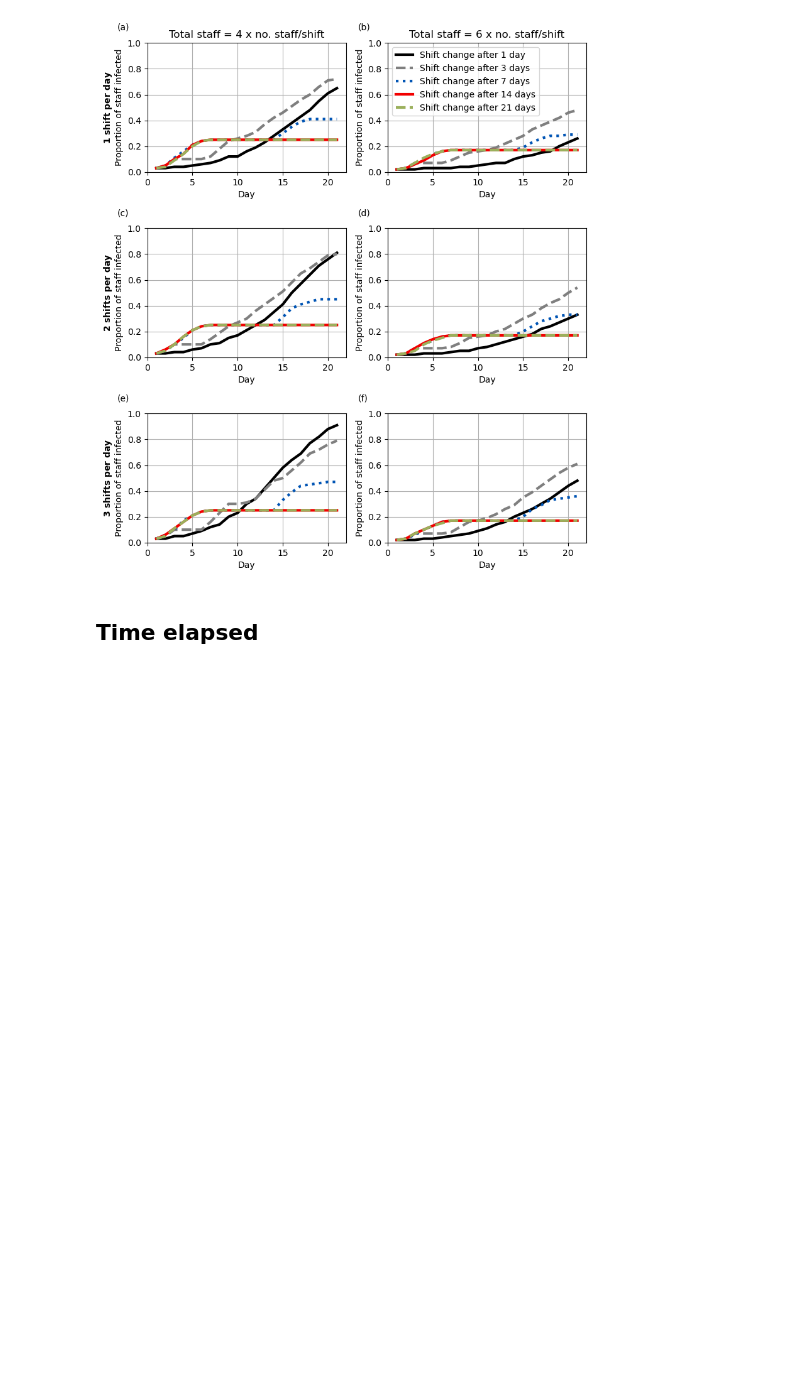
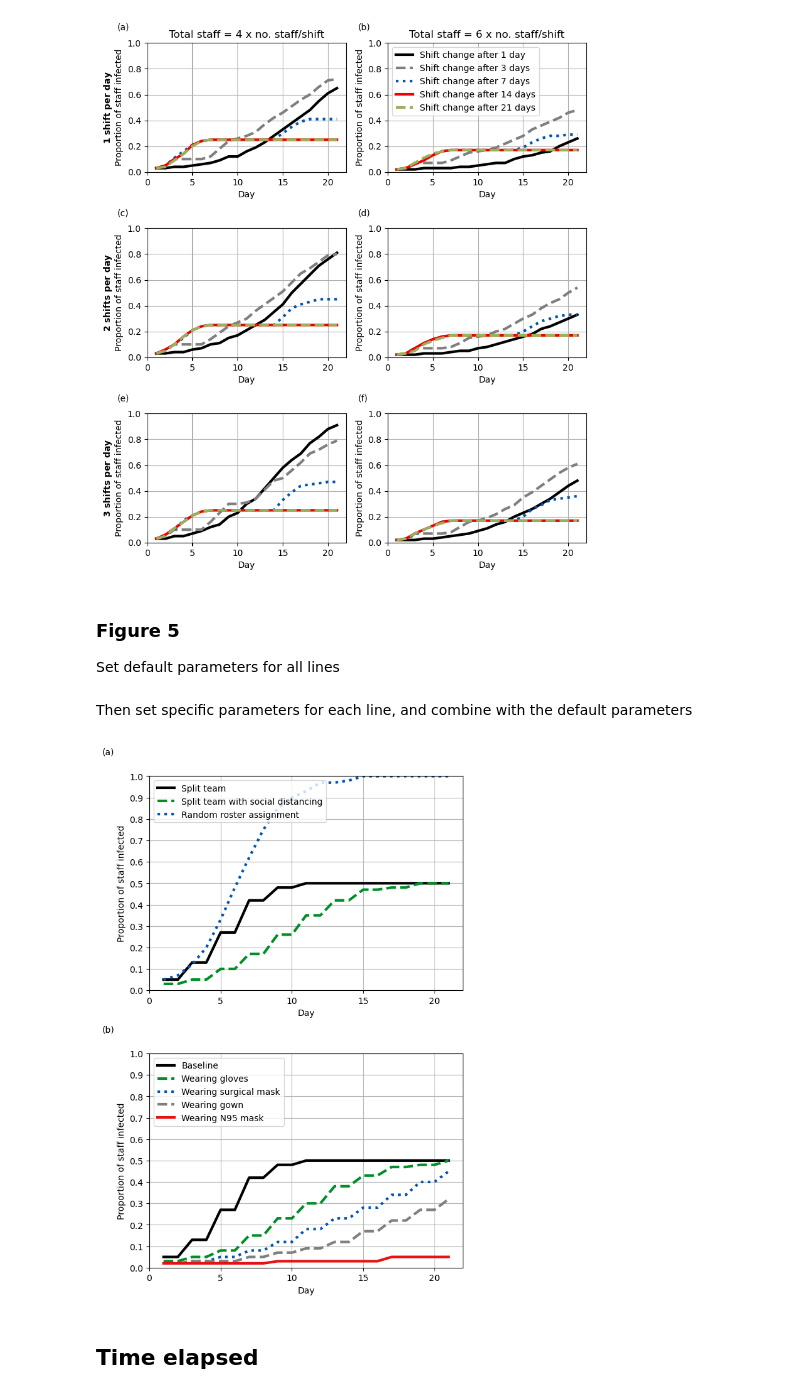
Before and after one commit to pythonhealthdatascience/stars-reproduce-lim-2020, a Jupyter notebook: reproduction/scripts/reproduction.ipynb, the cells around one changed output. Saved outputs shown, nothing was run; the diff lists cells and outputs as text; code cells hidden in the pictures; blank space fills up the shorter version.

Commit message:
feat(reproduction): reproduced figure 5

```diff
--- a/reproduction/scripts/reproduction.ipynb
+++ b/reproduction/scripts/reproduction.ipynb
@@ -53,6 +53,7 @@ class Paths:
     fig2 = 'fig2.png'
     fig3 = 'fig3.png'
     fig4 = 'fig4.png'
+    fig5 = 'fig5.png'
 
 paths = Paths()
 # %% [markdown]
@@ -377,7 +378,8 @@ Name: diff, dtype: float64
 Define function to create the subplots
 # %%
 def plot_fig(fig_dict_list, ax, letter, title,
-             ylabel='Proportion of staff infected', legend=True):
+             ylabel='Proportion of staff infected', legend=True,
+             ytick_freq=0.2):
     '''
     Create one of the subplots from the article's figures.
 
@@ -396,6 +398,8 @@ def plot_fig(fig_dict_list, ax, letter, title,
         Title for Y axis
     legend : boolean
         Whether to include a figure legend for that subplot
+    ytick_freq : number
+        Frequency of Y axis ticks
     '''
     # Create each of the line plots
     for fig_dict in fig_dict_list:
@@ -420,6 +424,7 @@ def plot_fig(fig_dict_list, ax, letter, title,
     ax.set_xlabel('Day')
     ax.set_xticks(np.arange(0, 21, 5))
     ax.set_ylabel(ylabel)
+    ax.set_yticks(np.arange(0, 1.1, ytick_freq))
     ax.set_ylim(0, 1)
     if legend == True:
         ax.legend(loc='upper left')
@@ -765,3 +770,16 @@ plt.savefig(os.path.join(paths.outputs, paths.fig4))
 plt.show()
 # %% [output]
 [figure]
+# %% [markdown]
+### Figure 5
+
+Set default parameters for all lines
+# %%
+all_fig5 = {
+    'shifts_per_day': 1,
+    'staff_per_shift': 30,
+    'strength': 2,
+    'staff_change': 1
+}
+# %% [markdown]
+Then set specific parameters for each line, and combine with the default parameters
@@ -768,3 +866,23 @@ plt.show()
+# %%
+# Set up number of subplots and figure size
+fig, ax = plt.subplots(2, 1, figsize=(6, 9))
+
+plot_fig([fig5a_black, fig5a_green, fig5a_blue], ax[0], letter='(a)',
+         title='', legend=True, ytick_freq=0.1)
+
+plot_fig([fig5b_black, fig5b_green, fig5b_blue, fig5b_grey, fig5b_red], ax[1],
+         letter='(b)', title='', legend=True, ytick_freq=0.1)
+
+# Prevent overlap between subplots
+fig.tight_layout()
+
+# Save the figure
+plt.savefig(os.path.join(paths.outputs, paths.fig5))
+
+# Display the figure
+plt.show()
+# %% [output]
+[figure, added]
 # %% [markdown]
 ## Time elapsed
 # %%
```
Also changed, not shown: parts of 2 cells of this notebook, 1 other file.
